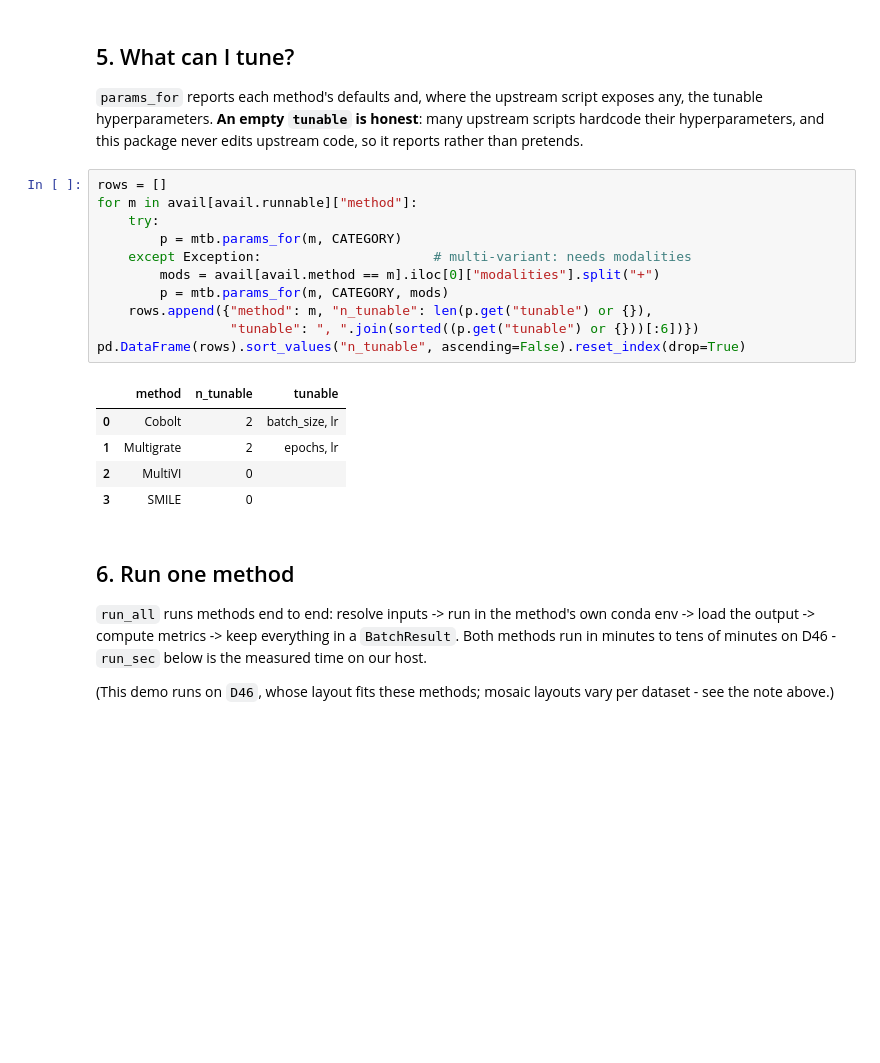
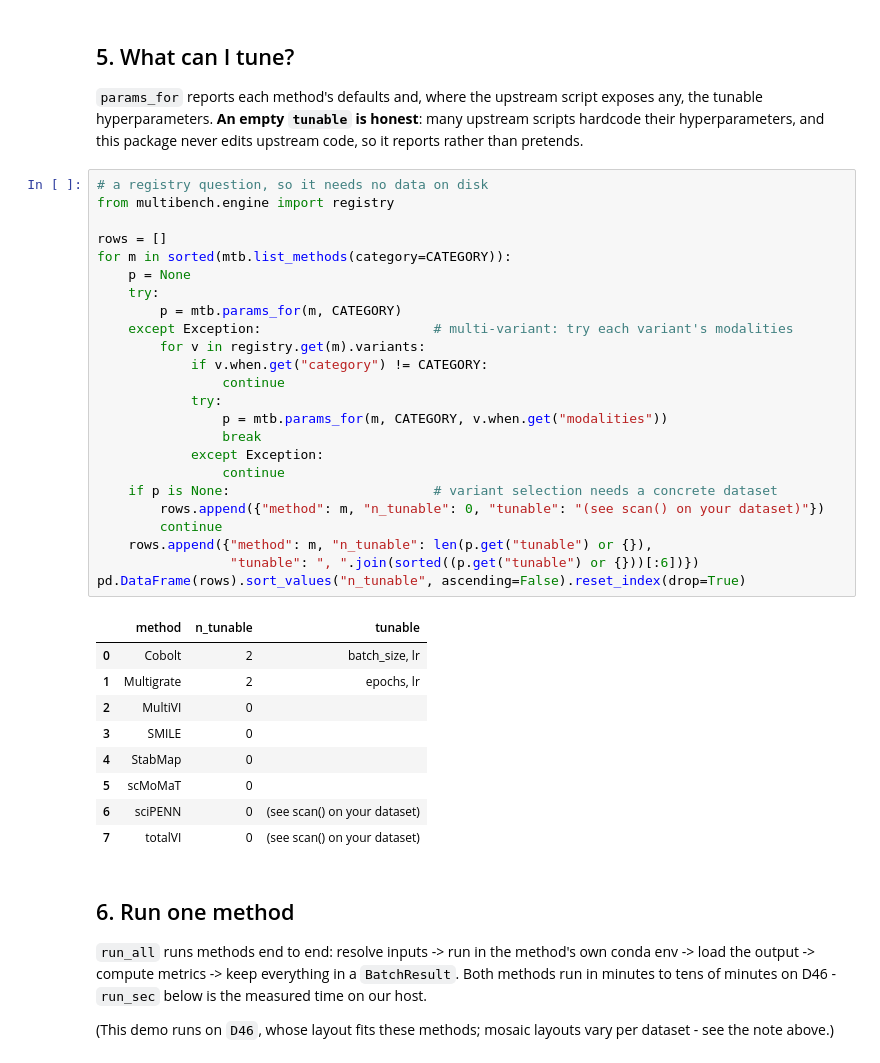
Before and after one commit to DSichang/scMultiBench, a Jupyter notebook: tutorials/mosaic/mosaic.ipynb, the cells around one changed output. Drawn from its saved outputs; the diff is of its cells as text; blank space fills up the shorter version.

```diff
--- a/tutorials/mosaic/mosaic.ipynb
+++ b/tutorials/mosaic/mosaic.ipynb
@@ -271,22 +278,39 @@ exposes any, the tunable hyperparameters. **An empty `tunable` is honest**: many
 upstream scripts hardcode their hyperparameters, and this package never edits
 upstream code, so it reports rather than pretends.
 # %%
+# a registry question, so it needs no data on disk
+from multibench.engine import registry
+
 rows = []
-for m in avail[avail.runnable]["method"]:
+for m in sorted(mtb.list_methods(category=CATEGORY)):
+    p = None
     try:
         p = mtb.params_for(m, CATEGORY)
-    except Exception:                      # multi-variant: needs modalities
-        mods = avail[avail.method == m].iloc[0]["modalities"].split("+")
-        p = mtb.params_for(m, CATEGORY, mods)
+    except Exception:                      # multi-variant: try each variant's modalities
+        for v in registry.get(m).variants:
+            if v.when.get("category") != CATEGORY:
+                continue
+            try:
+                p = mtb.params_for(m, CATEGORY, v.when.get("modalities"))
+                break
+            except Exception:
+                continue
+    if p is None:                          # variant selection needs a concrete dataset
+        rows.append({"method": m, "n_tunable": 0, "tunable": "(see scan() on your dataset)"})
+        continue
     rows.append({"method": m, "n_tunable": len(p.get("tunable") or {}),
                  "tunable": ", ".join(sorted((p.get("tunable") or {}))[:6])})
 pd.DataFrame(rows).sort_values("n_tunable", ascending=False).reset_index(drop=True)
 # %% [output]
 |  | method | n_tunable | tunable |
 | 0 | Cobolt | 2 | batch_size, lr |
 | 1 | Multigrate | 2 | epochs, lr |
 | 2 | MultiVI | 0 |  |
 | 3 | SMILE | 0 |  |
+| 4 | StabMap | 0 |  |
+| 5 | scMoMaT | 0 |  |
+| 6 | sciPENN | 0 | (see scan() on your dataset) |
+| 7 | totalVI | 0 | (see scan() on your dataset) |
 # %% [markdown]
 ## 6. Run one method
 
```
Also changed, not shown: parts of 3 cells of this notebook, 8 other files.
